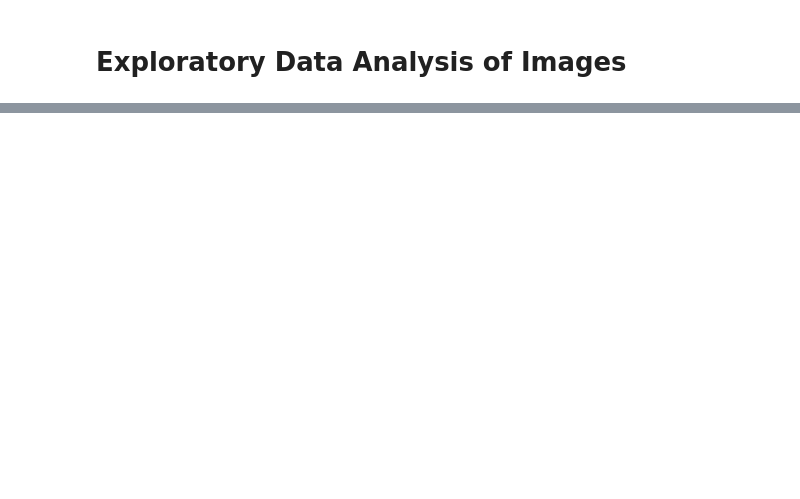
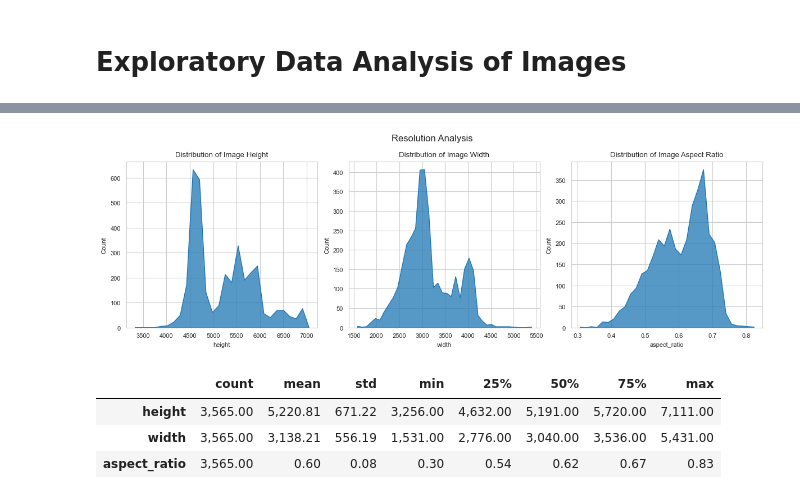
Before and after one commit to john-james-ai/BreastCancerDetection, a Jupyter notebook: notebooks/content/08_eda_image.ipynb, the cells around one changed output, grey strips where cells are left out. Drawn from its saved outputs; the diff is of its cells as text; code cells hidden in the pictures; blank space fills up the shorter version.

```diff
--- a/notebooks/content/08_eda_image.ipynb
+++ b/notebooks/content/08_eda_image.ipynb
@@ -16,0 +39,11 @@ _ = x.summary()
+# %%
+_, stats = x.analyze_resolution()
+# %% [output]
+[figure, added]
+# %%
+stats
+# %% [output]
+|  | count | mean | std | min | 25% | 50% | 75% | max |
+| height | 3,565.00 | 5,220.81 | 671.22 | 3,256.00 | 4,632.00 | 5,191.00 | 5,720.00 | 7,111.00 |
+| width | 3,565.00 | 3,138.21 | 556.19 | 1,531.00 | 2,776.00 | 3,040.00 | 3,536.00 | 5,431.00 |
+| aspect_ratio | 3,565.00 | 0.60 | 0.08 | 0.30 | 0.54 | 0.62 | 0.67 | 0.83 |
```
Also changed, not shown: parts of 32 cells of this notebook, 18 other files.
